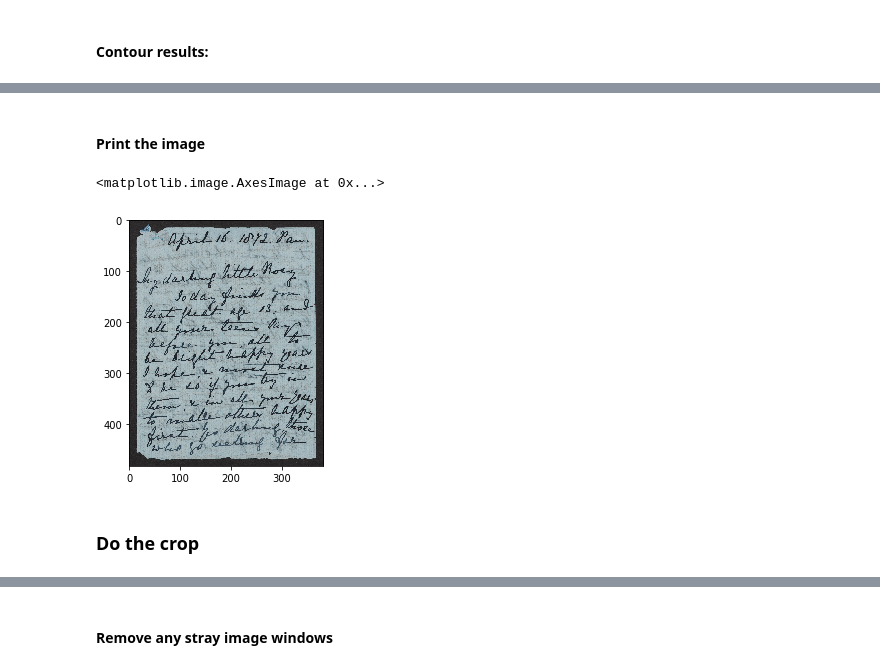
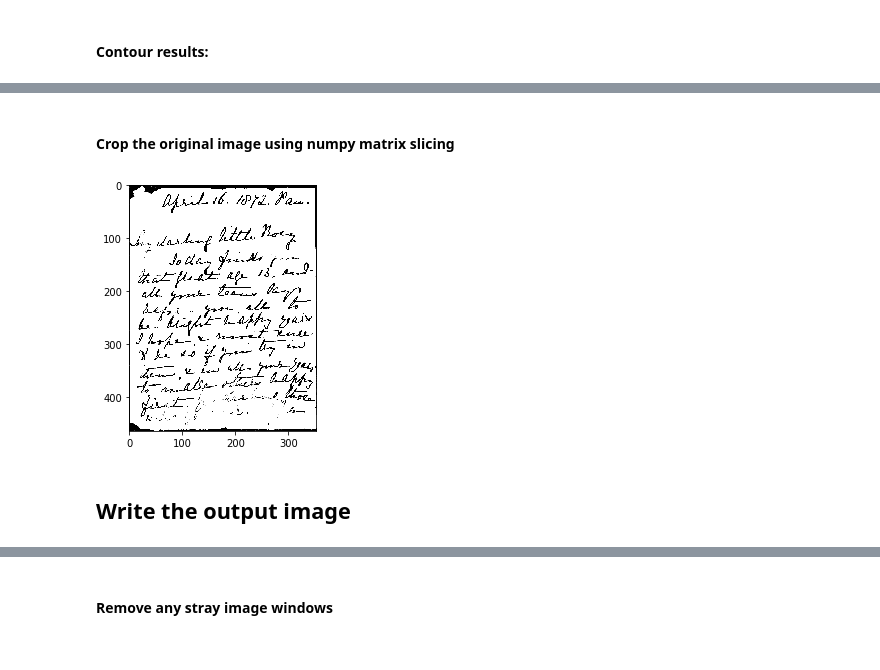
Before and after one commit to gbstringer/python-improc, a Jupyter notebook: remove_margins.ipynb, the cells around one changed output, grey strips where cells are left out. Drawn from its saved outputs; the diff is of its cells as text; code cells hidden in the pictures.

```diff
--- a/remove_margins.ipynb
+++ b/remove_margins.ipynb
@@ -119,12 +146,10 @@ w,h =  3529 4640
+# %% [markdown]
+#### Crop the original image using numpy matrix slicing
+# %%
+crop = thresh[y:y+h,x:x+w]
+
+showimage(crop)
+# %% [output]
+[figure, added]
 # %% [markdown]
-#### Print the image
+## Write the output image
-# %%
-#cv.drawContours(img,contours,-1,(255,0,255),10)
-#cv.rectangle(img,(x,y),(x+w,y+h),(255,0,0),10)
-io.imshow(makethumb(img))
-#showbriefly(img)
-# %% [output]
-<matplotlib.image.AxesImage at 0x...>
-[figure, removed]
-# %% [markdown]
-### Do the crop
```
Also changed, not shown: parts of 23 cells of this notebook.
